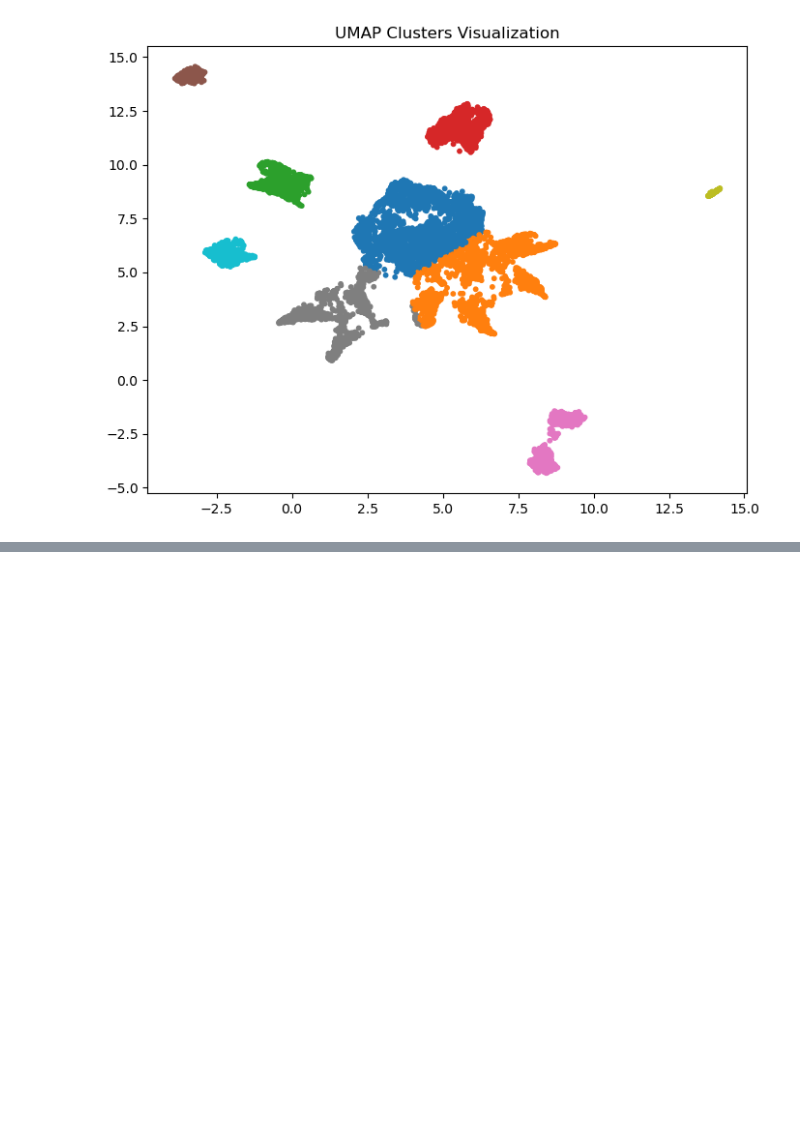
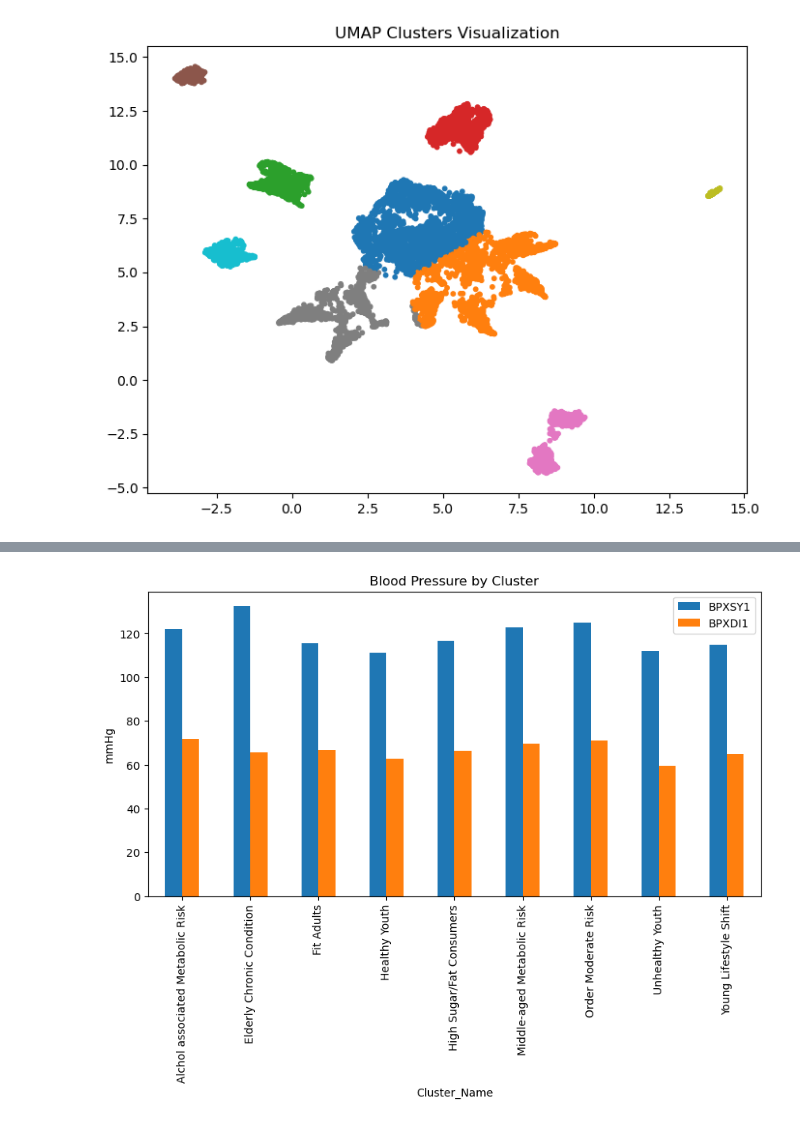
Before and after one commit to jasleenjk07/patient-segmentation-system, a Jupyter notebook: notebooks/08_Final_Modeling_and_Clustering.ipynb, the cells around one changed output, grey strips where cells are left out. Drawn from its saved outputs; the diff is of its cells as text; code cells hidden in the pictures; blank space fills up the shorter version.

```diff
--- a/notebooks/08_Final_Modeling_and_Clustering.ipynb
+++ b/notebooks/08_Final_Modeling_and_Clustering.ipynb
@@ -384,0 +437,7 @@ final.to_csv("../data/processed/umap_clustered_dataset.csv", index = "False")
+# %%
+bp_compare = final.groupby("Cluster_Name")[["BPXSY1", "BPXDI1"]].mean()
+bp_compare.plot(kind = "bar", figsize = (10,5), title = "Blood Pressure by Cluster")
+plt.ylabel("mmHg")
+plt.show()
+# %% [output]
+[figure, added]
```
Also changed, not shown: parts of 9 cells of this notebook.
